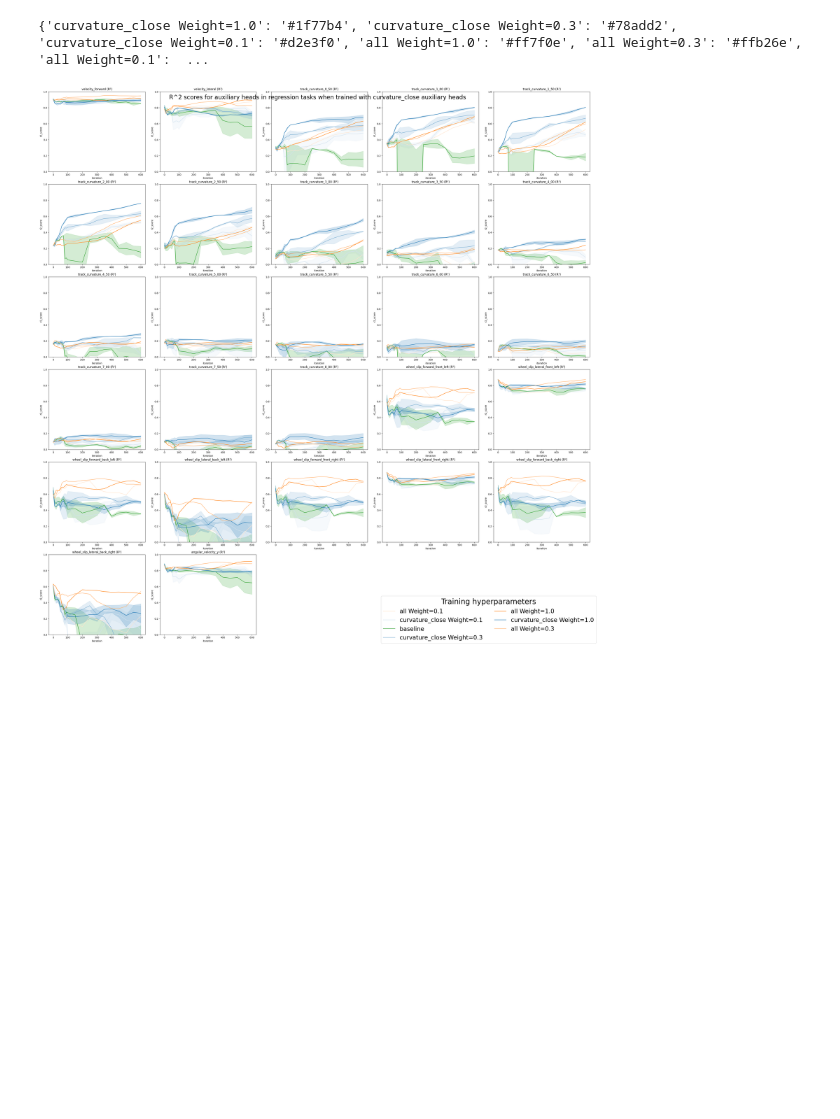
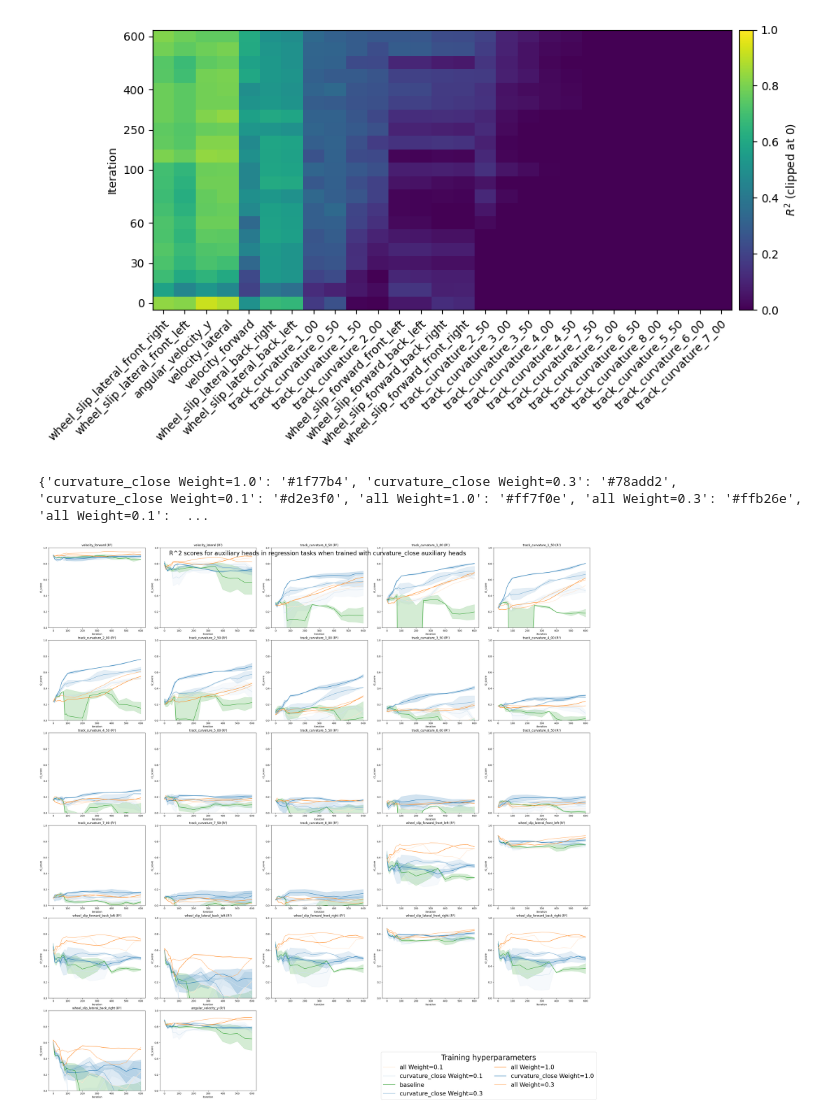
Before and after one commit to jacquesamsel/skripsie, a Jupyter notebook: aux_head_regression_results.ipynb, the cells around one changed output. Drawn from its saved outputs; the diff is of its cells as text; code cells hidden in the pictures; blank space fills up the shorter version.

```diff
--- a/aux_head_regression_results.ipynb
+++ b/aux_head_regression_results.ipynb
@@ -47,3 +121,21 @@ data
+# %%
+mean = baseline.pivot(index="target", columns="iteration", values="mean")
+mean = mean.loc[mean[final_it].sort_values(ascending=False).index]
+mat = mean.clip(lower=0).T                      # rows = iterations, cols = targets
+
+fig, ax = plt.subplots(figsize=(0.3 * len(mean) + 2, 5.5))
+im = ax.imshow(mat, aspect="auto", cmap="viridis", vmin=0, vmax=1,
+               interpolation="nearest", origin="lower")
+ticks = np.linspace(0, mat.shape[0] - 1, 7).astype(int)
+ax.set_yticks(ticks, mat.index[ticks])
+ax.set_xticks(range(mat.shape[1]), mat.columns,
+              rotation=45, ha="right", rotation_mode="anchor")
+ax.set_ylabel("Iteration")
+fig.colorbar(im, ax=ax, label=r"$R^2$ (clipped at 0)", pad=0.01)
+fig.tight_layout()
+fig.savefig("probe_heatmap.pdf")
+# %% [output]
+[figure, added]
 # %%
 ANALYSE_GROUP = "curvature_close"
 ANALYSE_GROUPS = ("curvature_close", "all", "baseline")
```
Also changed, not shown: parts of 3 cells of this notebook, 2 other files.
